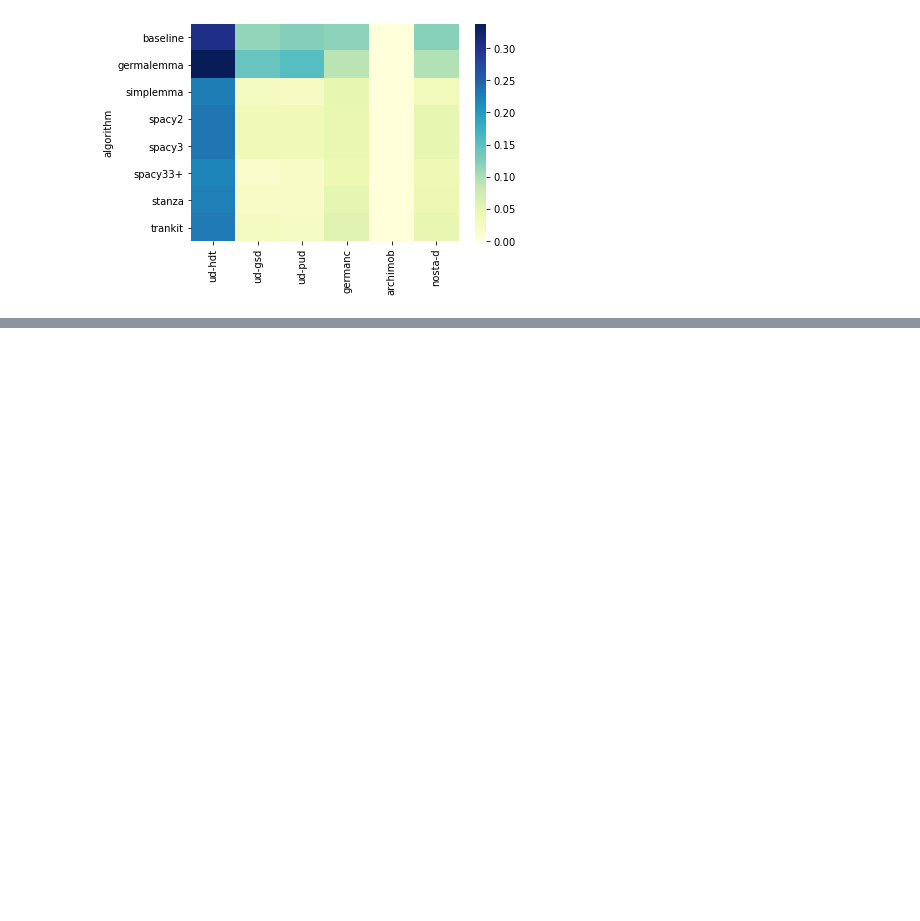
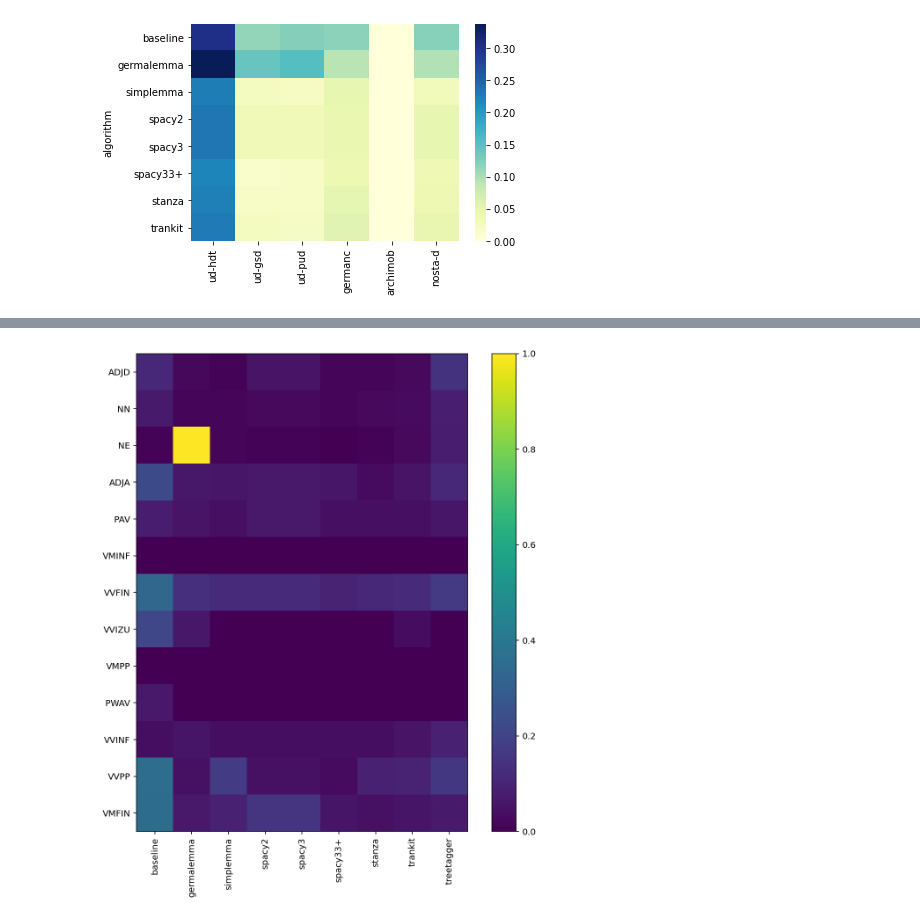
Before and after one commit to zentrum-lexikographie/eval-de-lemma, a Jupyter notebook: nbs/evaluation.ipynb, the cells around one changed output, grey strips where cells are left out. Cells and saved outputs as stored; diff of their text form; code cells hidden in the pictures; blank space fills up the shorter version.

```diff
--- a/nbs/evaluation.ipynb
+++ b/nbs/evaluation.ipynb
@@ -303,0 +352,6 @@ Observations:
+# %%
+pos, upos, xpos = analysis_by_pos("nosta-d-tuebadz-orig", "levenshtein-wordlen")
+# %%
+pos_figure(xpos)
+# %% [output]
+[figure, added]
```
Also changed, not shown: parts of 25 cells of this notebook.
